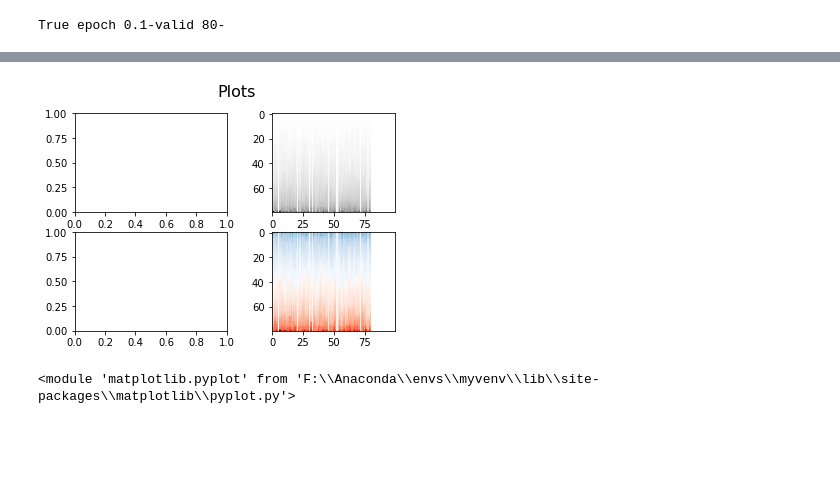
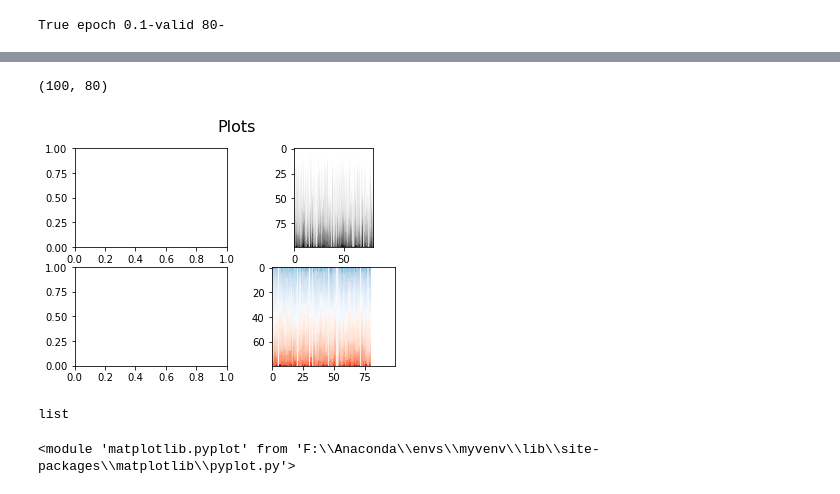
Before and after one commit to FilipKubackiSoton/DeepOptimization, a Jupyter notebook: exp.ipynb, the cells around one changed output, grey strips where cells are left out. Cells and saved outputs as stored; diff of their text form; code cells hidden in the pictures; blank space fills up the shorter version.

```diff
--- a/exp.ipynb
+++ b/exp.ipynb
@@ -255,6 +255,8 @@ def weights_matrix_sorting(model, activation=1, background_activation = -1, colu
               sorted_negative_weights_matrix, sorted_positive_weights_matrix
     """
     def extract_weight_matrix(weights):
+        if type(weights) == type(np.array([[1],[1]])) and len(np.shape(weights))==2:
+            return weights
         for w in weights:
             if(len(np.shape(w))==2):
                 return w
@@ -1276,29 +1289,63 @@ hyper_params_tuner(boo2,boo, **dic)
+# %%
+model, model_history = train_model(tmptrain)
+e,d = utm.split_model_into_encoder_decoder(model)
+def extract_weight_matrix(weights):
+    for w in weights:
+        if(len(np.shape(w))==2):
+            return w
+
+matrix  = extract_weight_matrix(d.layers[1].get_weights())
+matrix
+# %%
+
+np.shape((d.layers[1].get_weights()))
+# %% [output]
+(100, 80)
 # %%
 def plot(ax, model, **kwargs):
     tmp = {}
     for k,v in kwargs.items(): tmp[k]=v
     bit_activation, weights_matrix, *masks  = weights_matrix_sorting(model, **kwargs)
 
     if tmp.__contains__('unit_sort'):
         if not tmp['unit_sort']:
+
             pa = ax.imshow(masks[0],interpolation='nearest',cmap=cm.Blues)
             pb = ax.imshow(masks[1],interpolation='nearest',cmap=cm.Reds)
             return
 
     if not tmp.__contains__('column_sort'):
         ax.imshow(weights_matrix, interpolation='nearest',cmap=cm.Greys)
         return
 
+
     ax.imshow(masks[0], interpolation='nearest',cmap=cm.Greys)
     return
+
+
+    axes_index[i][j].xaxis.set_ticks([])
+            axes_index[i][j].yaxis.set_ticks([])
+
+            for metrics_ in list(model_history.history.keys())[1:]:
+                axes_loss[i][j].plot(np.arange(0, epochs), model_history.history[metrics_], label=metrics_)
+            axes_loss[i][j].xaxis.set_ticks([])
+            axes_loss[i][j].yaxis.set_ticks([])
+
+            if j == i:
+                l2value = round(math.log(reg_cof[1] / 10**j,10))
+                axes_sorted[j][0].set_ylabel("L2: {}".format(l2value),fontsize=10)
 
 fig, axes = plt.subplots(nrows=2, ncols=2)
 fig.suptitle('Plots', fontsize=16)
 fig.subplots_adjust(hspace = .2, wspace = 0.2)
-plot(axes[0][1],m, unit_sort = True, column_sort = True, index_sort=False, log_conversion = False)
+plot(axes[0][1],model, unit_sort = True, column_sort = True, index_sort=False, log_conversion = False)
 plot(axes[1][1], m, unit_sort = False)
 # %% [output]
-[figure, old version]
+[figure, new version]
+# %%
+type(tmptrain)
+# %% [output]
+list
 # %%
  title = title + " - activation: " +str(activation)+" background: "+ str(background_activation) + "\n "
     if column_sort:
```
Also changed, not shown: parts of 1 cell of this notebook.
